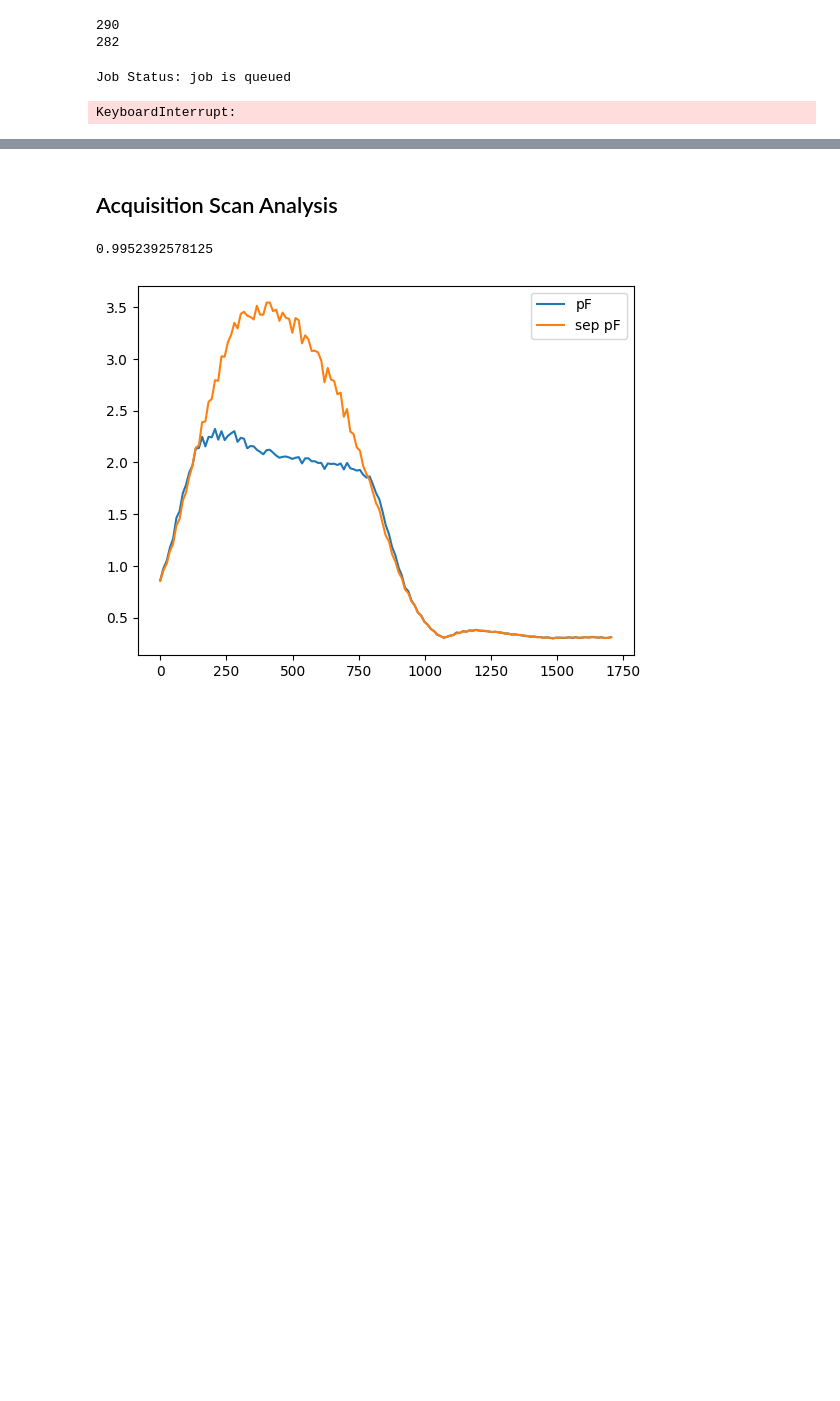
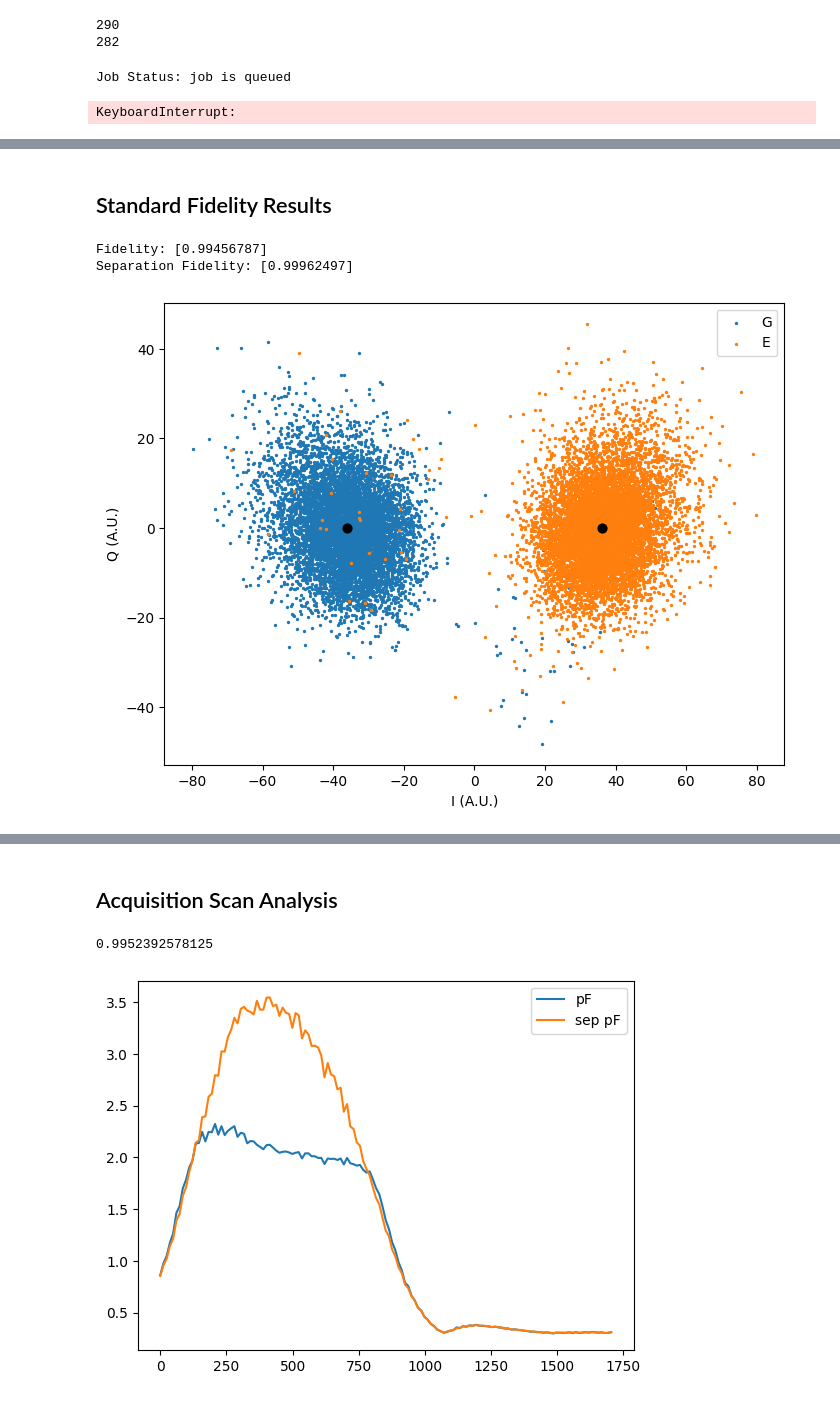
Before and after one commit to AnikenC/ReadoutWithRL, a Jupyter notebook: readoutWithRL/Experiments/chi_exp_kyoto.ipynb, the cells around one changed output, grey strips where cells are left out. Saved outputs shown, nothing was run; the diff lists cells and outputs as text; code cells hidden in the pictures; blank space fills up the shorter version.

```diff
--- a/readoutWithRL/Experiments/chi_exp_kyoto.ipynb
+++ b/readoutWithRL/Experiments/chi_exp_kyoto.ipynb
@@ -320,0 +408,55 @@ results_2 = get_results_arr(job_2.result(), qubit)
+# %% [markdown]
+## Standard Fidelity Results
+# %%
+from utils import get_fidelity
+
+meas_g, meas_e = meas_res.reshape(2, -1, num_shots)
+fidelity, sep_fidelity = get_fidelity(meas_g, meas_e)
+
+mean_g = np.mean(meas_g, axis=-1)
+mean_e = np.mean(meas_e, axis=-1)
+
+print(f"Fidelity: {fidelity}")
+print(f"Separation Fidelity: {sep_fidelity}")
+
+# Plot IQ Blobs
+fig = plt.figure(figsize=(8.0, 6.0))
+
+s = 2
+s_mean = 40
+c_mean = 'black'
+
+plt.scatter(
+    meas_g.real,
+    meas_g.imag,
+    label='G',
+    s=s
+)
+plt.scatter(
+    meas_e.real,
+    meas_e.imag,
+    label='E',
+    s=s
+)
+plt.scatter(
+    mean_g.real,
+    mean_g.imag,
+    # label='G',
+    s=s_mean,
+    c=c_mean
+)
+plt.scatter(
+    mean_e.real,
+    mean_e.imag,
+    # label='E',
+    s=s_mean,
+    c=c_mean
+)
+plt.xlabel('I (A.U.)')
+plt.ylabel('Q (A.U.)')
+plt.legend()
+plt.show()
+# %% [output]
+Fidelity: [0.99456787]
+Separation Fidelity: [0.99962497]
+[figure, added]
```
Also changed, not shown: parts of 9 cells of this notebook, 6 other files.
